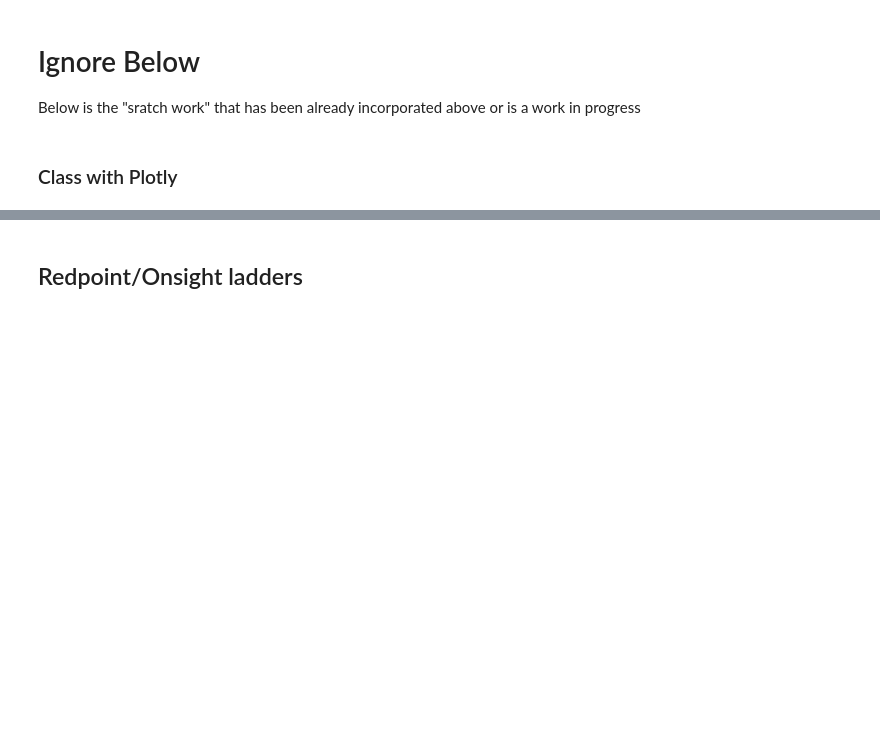
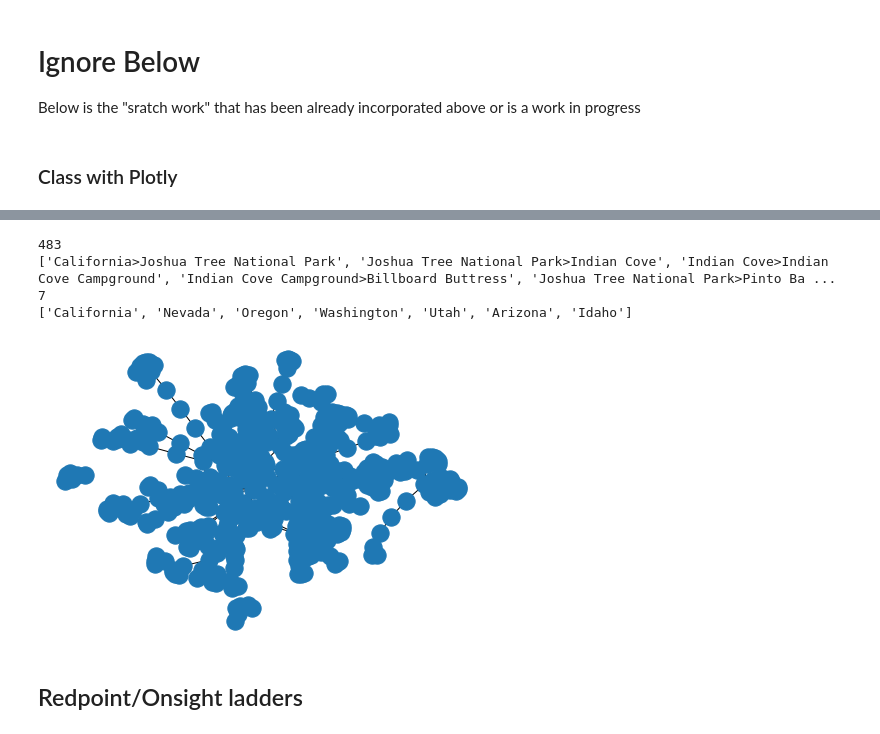
Before and after one commit to Tclack88/MountainProject, a Jupyter notebook: rp_os_pyramids.ipynb, the cells around one changed output, grey strips where cells are left out. Saved outputs shown, nothing was run; the diff lists cells and outputs as text; code cells hidden in the pictures; blank space fills up the shorter version.

Commit message:
Starting to experiment with graph (CS object) to eventually subdivide pyramid

```diff
--- a/rp_os_pyramids.ipynb
+++ b/rp_os_pyramids.ipynb
@@ -593,0 +594,6 @@ P.yearly_progress()
+# %%
+document = "https://www.mountainproject.com/user/109791883/trevor-clack/tick-export"   # Trevor
+
+P = Pyramid(document)
+location_list = pd.read_csv(document).Location.unique()
+location_list
@@ -594,3 +618,36 @@ P.yearly_progress()
+# %%
+top = []
+edge_list = []
+for l in location_list:
+  sub_list = l.split(' > ')
+  first_item = sub_list[0]
+  if not first_item in top:
+    top.append(first_item)
+  for i in range(0, len(sub_list)-1):
+    pair = '>'.join([sub_list[i],sub_list[i+1]])
+    if not pair in edge_list:
+      edge_list.append(pair)
+  # print(edge_list)
+
+print(len(edge_list))
+print(edge_list)
+# print(edge_list)
+print(len(top))
+print(top)
+# %% [output]
+483
+['California>Joshua Tree National Park', 'Joshua Tree National Park>Indian Cove', 'Indian Cove>Indian Cove Campground', 'Indian Cove Campground>Billboard Buttress', 'Joshua Tree National Park>Pinto Ba ...
+7
+['California', 'Nevada', 'Oregon', 'Washington', 'Utah', 'Arizona', 'Idaho']
+# %%
+import networkx as nx
+G = nx.parse_edgelist(edge_list, data=False, delimiter='>')
+# TODO : add directionality (so california for example only descends to Jtree, Yosemite, etc.
+# %%
+import matplotlib.pyplot as plt
+nx.draw(G, with_labels = False )
+# %% [output]
+[figure, added]
 # %% [markdown]
 ## Redpoint/Onsight ladders
 # %%
```
Also changed, not shown: parts of 4 cells of this notebook.
